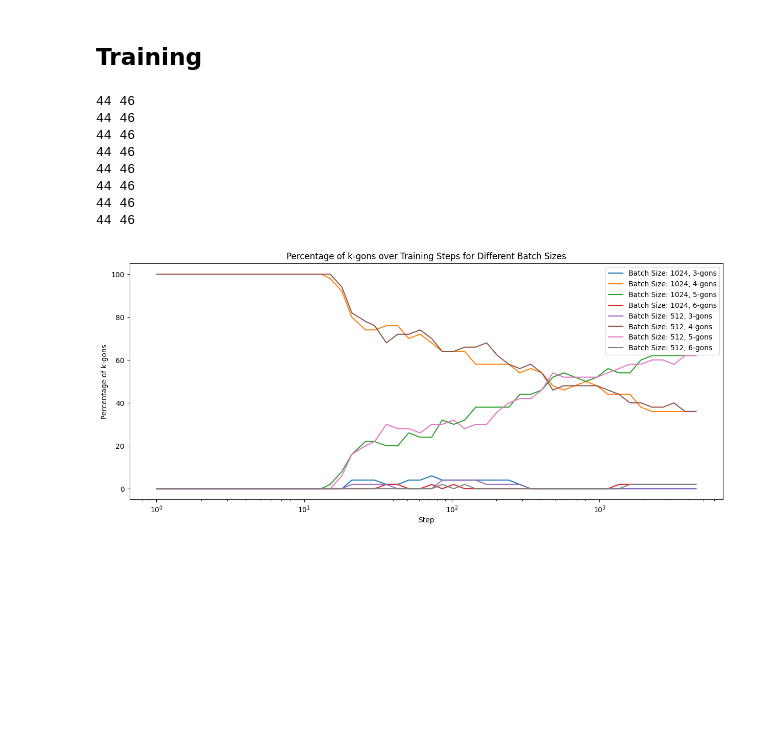
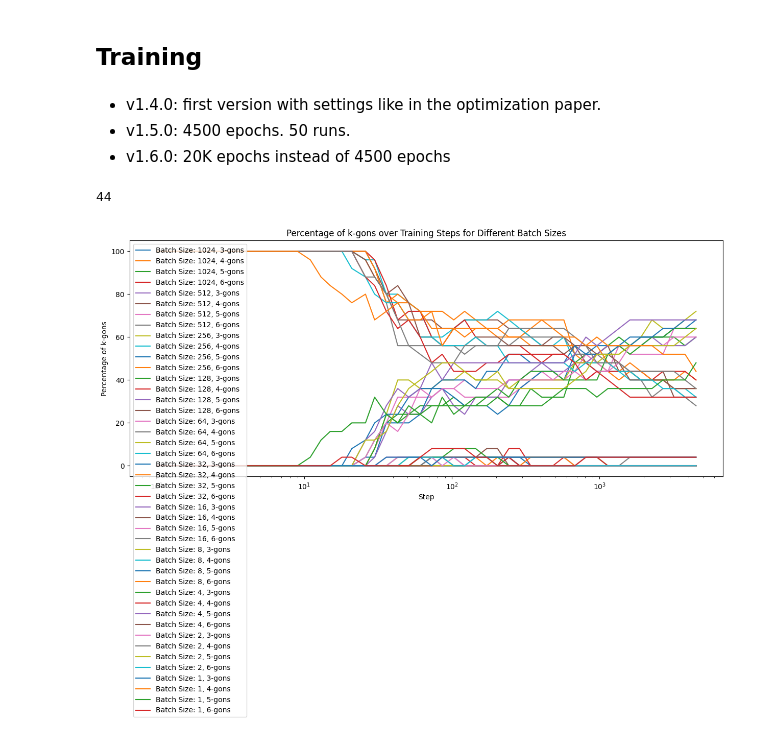
Before and after one commit to sonofhypnos/epochwise-batchsize, a Jupyter notebook: examples/toy_models_2.ipynb, the cells around one changed output. Cells and saved outputs as stored; diff of their text form; code cells hidden in the pictures; blank space fills up the shorter version.

Commit message:
Add new plots to toy_models_2.ipynb

```diff
--- a/examples/toy_models_2.ipynb
+++ b/examples/toy_models_2.ipynb
@@ -561,13 +561,17 @@ NUM_OBSERVATIONS = 50 #originally 50
 STEPS = sorted(list(set(np.logspace(0, np.log10(NUM_EPOCHS), NUM_OBSERVATIONS).astype(int))))
 PLOT_STEPS = [min(STEPS, key=lambda s: abs(s-i)) for i in [0, 200, 500, 1000, NUM_EPOCHS - 1]] #originally [0, 200, 2000, 10000, NUM_EPOCHS - 1]
 PLOT_INDICES = [STEPS.index(s) for s in PLOT_STEPS]
+# %% [markdown]
+- v1.4.0: first version with settings like in the optimization paper.
+- v1.5.0: 4500 epochs. 50 runs.
+- v1.6.0: 20K epochs instead of 4500 epochs
 # %%
 import os
 import pickle
 
-version = "v1.6.0"
-num_runs = 50
-batch_sizes = [2**n for n in range(10,8,-1)] #NOTE: 128-1024 are in v1.3.0
+version = "v1.5.0"
+num_runs = 25
+batch_sizes = [2**n for n in range(10,-1,-1)] #NOTE: 128-1024 are in v1.3.0
 
 
 def save_individual_results(batch_size, run, run_logs, run_weights):
@@ -627,7 +631,7 @@ batch_logs = {}
 batch_weights = {}
 batch_sizes = []
 
-for version in ["v1.6.0"]:
+for version in ["v1.5.0"]:
     with open(f"results/batch_logs_{version}.pkl", "rb") as f:
         batch_logs.update(pickle.load(f))
     with open(f"results/batch_weights_{version}.pkl", "rb") as f:
@@ -637,7 +641,31 @@ for version in ["v1.6.0"]:
         batch_sizes = sorted(list(set(batch_sizes)))
 # %%
 embedding_weights = {k:[[w[i]['embedding.weight'] for i in range(len(w)) if i!=0] for w in b] for k,b in batch_weights.items()}
+# %%
+len(STEPS)
+# %% [output]
+44
 # %%
+def calculate_convex_hull_vertices(W):
+    """
+    Calculate the number of vertices of the convex hull of the points represented by the columns of W.
+
+    Parameters:
+    W (torch.Tensor): A 2xN matrix where each column represents a point in 2D space.
+
+    Returns:
+    int: The number of vertices of the convex hull.
+    """
+    if W.shape[0] != 2:
+        raise ValueError("The weight matrix W must have 2 rows.")
+
+    # Convert the tensor to a numpy array if it isn't already
+    if isinstance(W, torch.Tensor):
+        W = W.cpu().detach().numpy()
+
+    hull = ConvexHull(W.T)
+    return len(hull.vertices)  # The number of vertices is the same as the number of edges
+
 def count_convex_hull_edges(W):
     """
     Count the occurrences of convex hull edges in a list of weight matrices.
@@ -665,41 +693,32 @@ def plot_percentage_of_kgons_over_time(batch_weights, steps):
 
     # Create a dictionary to store percentages of k-gons for each batch size
     kgon_percentages = {batch_size: [] for batch_size in batch_weights.keys()}
 
     # Iterate over each batch size
     for batch_size, runs_weights in batch_weights.items():
         # Iterate over each time step
         for step_weights in zip(*runs_weights):  # This transposes the list of lists
             edge_counts = count_convex_hull_edges(step_weights)
             total_counts = sum(edge_counts.values())
             # Calculate percentages
             for k, count in edge_counts.items():
                 edge_counts[k] = (count / total_counts) * 100
             kgon_percentages[batch_size].append(edge_counts)
 
         # Plot the percentage of k-gons over time for each batch size
         for k in range(3, 7):  # Assuming you are interested in 3-gons to 6-gons
             percentages = [step.get(k, 0) for step in kgon_percentages[batch_size]]
-            print(len(steps), len(percentages))
 
-            plt.plot(steps, percentages[2:], label=f'Batch Size: {batch_size}, {k}-gons')
+            plt.plot(steps, percentages, label=f'Batch Size: {batch_size}, {k}-gons')
 
     plt.xlabel('Step')
     plt.ylabel('Percentage of k-gons')
     plt.xscale('log')
     plt.title('Percentage of k-gons over Training Steps for Different Batch Sizes')
     plt.legend()
     plt.show()
 
 # Assuming 'batch_weights' is your dictionary of weights, 'STEPS' is your list of timesteps
 plot_percentage_of_kgons_over_time(embedding_weights, STEPS)
 # %% [output]
-44 46
-44 46
-44 46
-44 46
-44 46
-44 46
-44 46
-44 46
-[figure, old version]
+[figure, new version]
```
Also changed, not shown: parts of 13 cells of this notebook.
